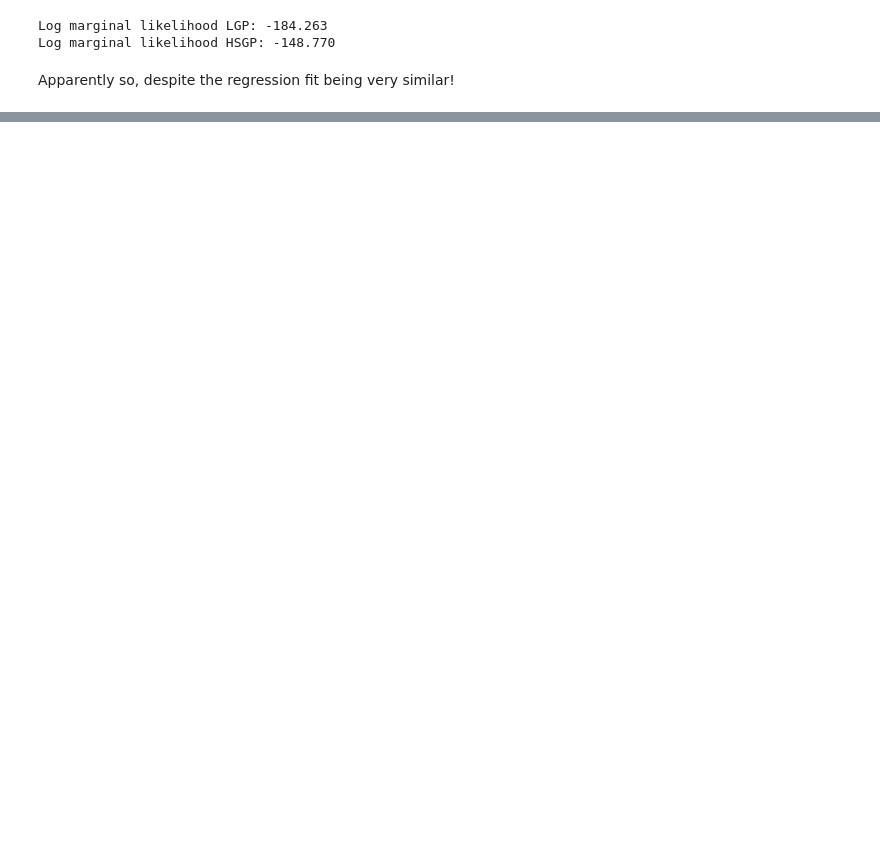
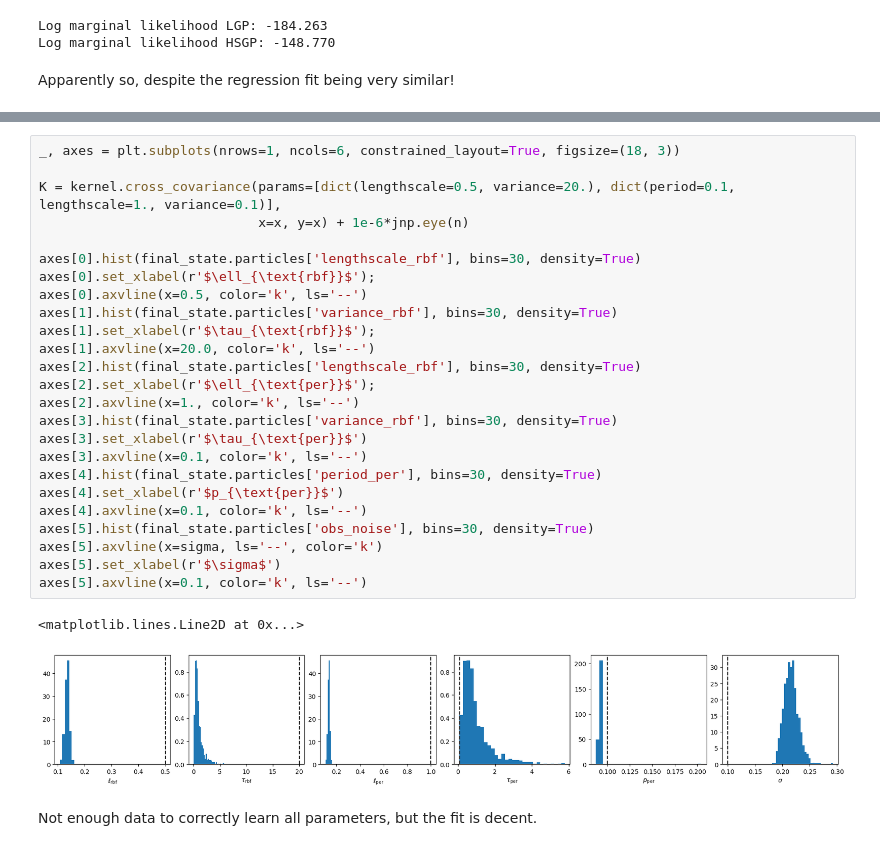
Before and after one commit to UncertaintyInComplexSystems/bamojax, a Jupyter notebook: bamojax/examples/bnp/gaussian_process_regression.ipynb, the cells around one changed output, grey strips where cells are left out. Cells and saved outputs as stored; diff of their text form; blank space fills up the shorter version.

```diff
--- a/bamojax/examples/bnp/gaussian_process_regression.ipynb
+++ b/bamojax/examples/bnp/gaussian_process_regression.ipynb
@@ -524,0 +678,30 @@ Apparently so, despite the regression fit being very similar!
+# %%
+_, axes = plt.subplots(nrows=1, ncols=6, constrained_layout=True, figsize=(18, 3))
+
+K = kernel.cross_covariance(params=[dict(lengthscale=0.5, variance=20.), dict(period=0.1, lengthscale=1., variance=0.1)],
+                            x=x, y=x) + 1e-6*jnp.eye(n)
+
+axes[0].hist(final_state.particles['lengthscale_rbf'], bins=30, density=True)
+axes[0].set_xlabel(r'$\ell_{\text{rbf}}$');
+axes[0].axvline(x=0.5, color='k', ls='--')
+axes[1].hist(final_state.particles['variance_rbf'], bins=30, density=True)
+axes[1].set_xlabel(r'$\tau_{\text{rbf}}$');
+axes[1].axvline(x=20.0, color='k', ls='--')
+axes[2].hist(final_state.particles['lengthscale_rbf'], bins=30, density=True)
+axes[2].set_xlabel(r'$\ell_{\text{per}}$');
+axes[2].axvline(x=1., color='k', ls='--')
+axes[3].hist(final_state.particles['variance_rbf'], bins=30, density=True)
+axes[3].set_xlabel(r'$\tau_{\text{per}}$')
+axes[3].axvline(x=0.1, color='k', ls='--')
+axes[4].hist(final_state.particles['period_per'], bins=30, density=True)
+axes[4].set_xlabel(r'$p_{\text{per}}$')
+axes[4].axvline(x=0.1, color='k', ls='--')
+axes[5].hist(final_state.particles['obs_noise'], bins=30, density=True)
+axes[5].axvline(x=sigma, ls='--', color='k')
+axes[5].set_xlabel(r'$\sigma$')
+axes[5].axvline(x=0.1, color='k', ls='--')
+# %% [output]
+<matplotlib.lines.Line2D at 0x...>
+[figure, added]
+# %% [markdown]
+Not enough data to correctly learn all parameters, but the fit is decent.
```
Also changed, not shown: parts of 14 cells of this notebook, 12 other files.
